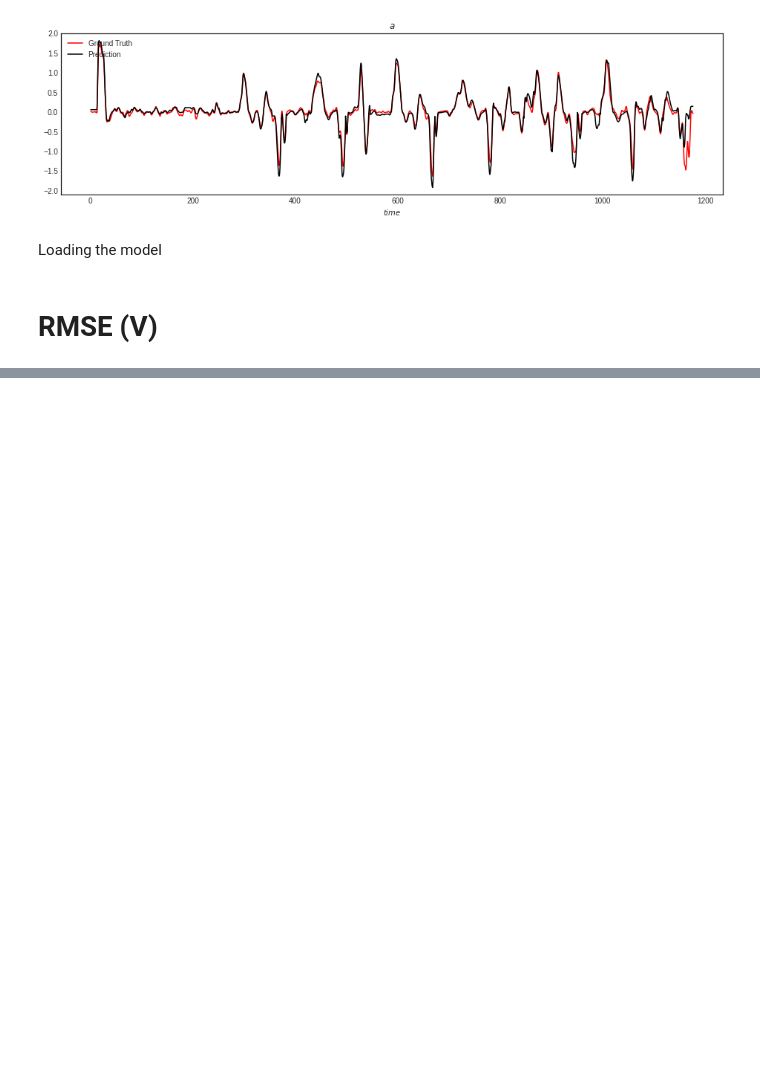
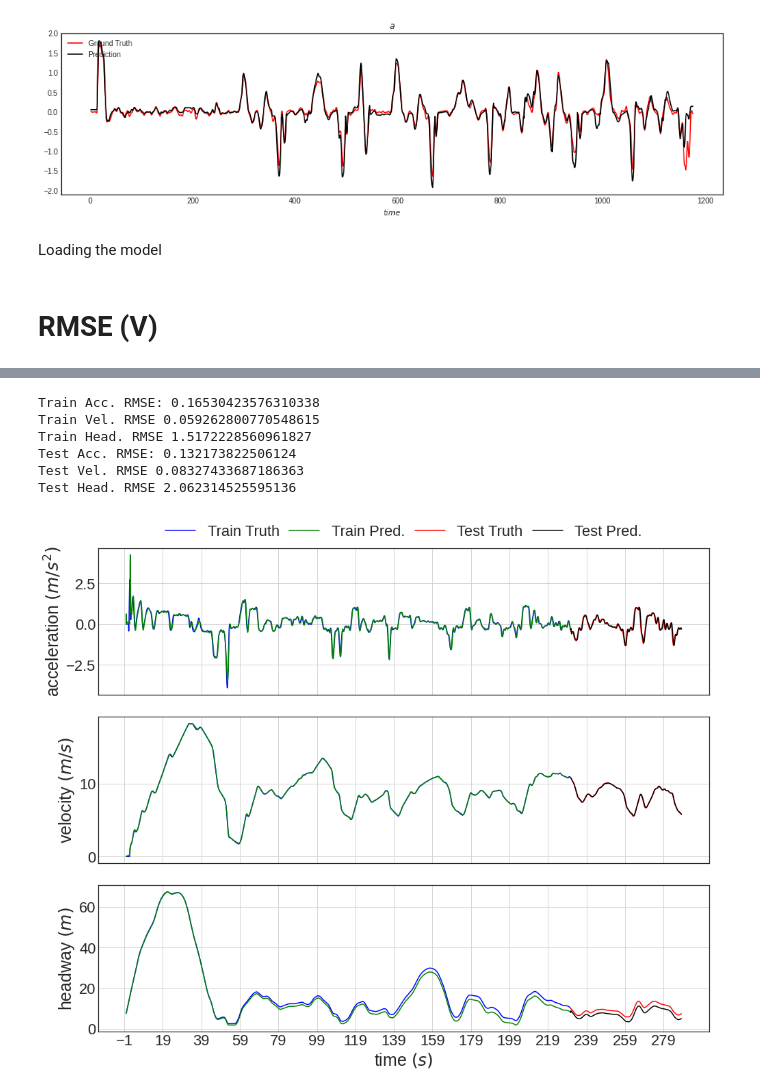
Before and after one commit to coordinated-systems-lab/CarFollowModels, a Jupyter notebook: Models/LSTM/Code/firstTryLSTM (copy2) .ipynb, the cells around one changed output, grey strips where cells are left out. Drawn from its saved outputs; the diff is of its cells as text; code cells hidden in the pictures; blank space fills up the shorter version.

```diff
--- a/Models/LSTM/Code/firstTryLSTM (copy2) .ipynb
+++ b/Models/LSTM/Code/firstTryLSTM (copy2) .ipynb
@@ -571,6 +573,6 @@ allData = np.stack((lstm_pred_a, lstm_pred_v, lstm_pred_s, v_p, v, s), axis=1)
 # %%
 # loading predictions from csv files
-my_data = genfromtxt('../../../Results/LSTM/Predictions/JIANG/LSTM_Stand_JIANG(A).csv', delimiter=',')
+my_data = genfromtxt('../../../Results/LSTM/Predictions/JIANG/LSTM_Stand_JIANG(V).csv', delimiter=',')
 lstm_pred_a = my_data[:,0]
 lstm_pred_v = my_data[:,1]
 lstm_pred_s = my_data[:,2]
@@ -579,7 +581,6 @@ v = my_data[:,4]
 s = my_data[:,5]
 # %%
 # Plotting
-en_Traj = 2307
 acc_truth_plot = np.stack((v_p[en_Traj:],t[en_Traj:]), axis=1)
 v_truth_plot = np.stack((v[en_Traj:],t[en_Traj:]), axis=1)
 s_truth_plot = np.stack((s[en_Traj:],t[en_Traj:]), axis=1)
@@ -608,32 +609,40 @@ plt.rc('axes', labelsize=25)    # fontsize of the x and y labels
 plt.rc('xtick', labelsize=22)    # fontsize of the tick labels
 plt.rc('ytick', labelsize=22)    # fontsize of the tick labels
 plt.rc('legend', fontsize=22)    # legend fontsize
 plt.rc('figure', titlesize=12)  # fontsize of the figure title
 
-b1, = ax[0].plot(X_train[:,3], Y_train[:,0], "b")
+b1, = ax[0].plot(X_train[:,3], v_p[:en_Traj], "b")
 g1, = ax[0].plot(X_prior[:en_Traj+1,3], lstm_pred_a[:en_Traj+1], "g")
 r1, = ax[0].plot(acc_truth_plot[:,1], acc_truth_plot[:,0], "r")
 k1, = ax[0].plot(X_prior[en_Traj+1:,3], lstm_pred_a[en_Traj+1:], "k")
 ax[0].set_ylabel('acceleration $(m/s^2)$')
 ax[0].grid(True)
 ax[0].xaxis.set_ticks(np.arange(min(t), max(t), 20)-1)
 
 ax[1].plot(X_train[:,3], X_train[:,0], "b")
 ax[1].plot(X_prior[:en_Traj+1,3], lstm_pred_v[:en_Traj+1], "g")
 ax[1].plot(v_truth_plot[:,1], v_truth_plot[:,0], "r")
 ax[1].plot(X_prior[en_Traj+1:,3], lstm_pred_v[en_Traj+1:], "k")
 ax[1].set_ylabel('velocity $(m/s)$')
 ax[1].grid(True)
 
 ax[2].plot(X_train[:,3], X_train[:,1], "b")
 ax[2].plot(X_prior[:en_Traj+1,3], lstm_pred_s[:en_Traj+1], "g")
 ax[2].plot(s_truth_plot[:,1], s_truth_plot[:,0], "r")
 ax[2].plot(X_prior[en_Traj+1:,3], lstm_pred_s[en_Traj+1:], "k")
 ax[2].set_ylabel('headway $(m)$')
 ax[2].grid(True)
 ax[2].set_xlabel('time $(s)$')
 
 ax[0].legend((b1, g1, r1, k1), ('Train Truth', 'Train Pred.', 'Test Truth', 'Test Pred.'), bbox_to_anchor=(0.1,1.02,0.8,0.2), mode='expand', loc='lower left', ncol=4, borderaxespad=0, shadow=False)
 
-plt.savefig('../../../Results/LSTM/Plots/JIANG/LSTM_Stand_JIANG(A).png')
+#plt.savefig('../../../Results/LSTM/Plots/JIANG/LSTM_Stand_JIANG(V).png')
 plt.show()
+# %% [output]
+Train Acc. RMSE: 0.16530423576310338
+Train Vel. RMSE 0.059262800770548615
+Train Head. RMSE 1.5172228560961827
+Test Acc. RMSE: 0.132173822506124
+Test Vel. RMSE 0.08327433687186363
+Test Head. RMSE 2.062314525595136
+[figure, added]
```
Also changed, not shown: parts of 3 cells of this notebook, 6 other files.
